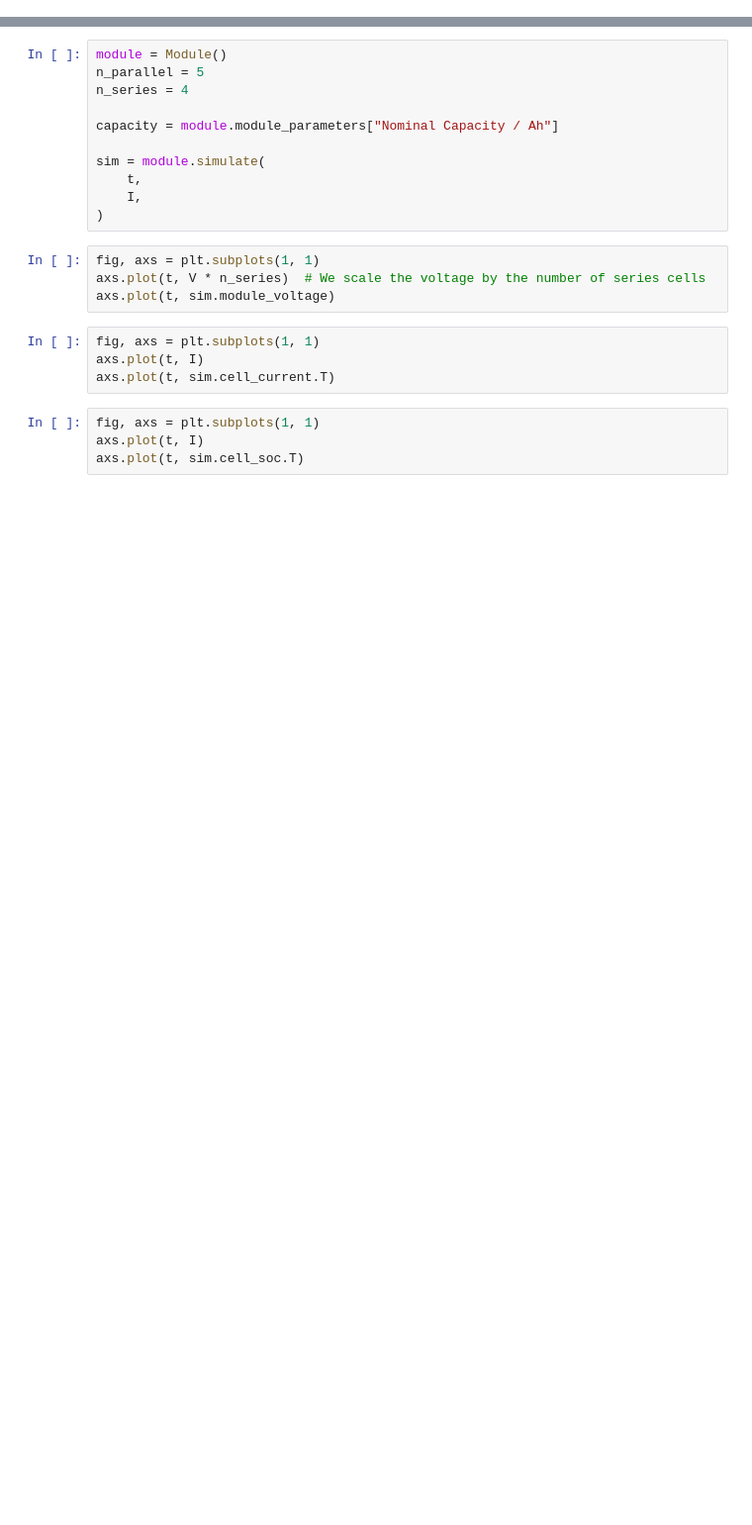
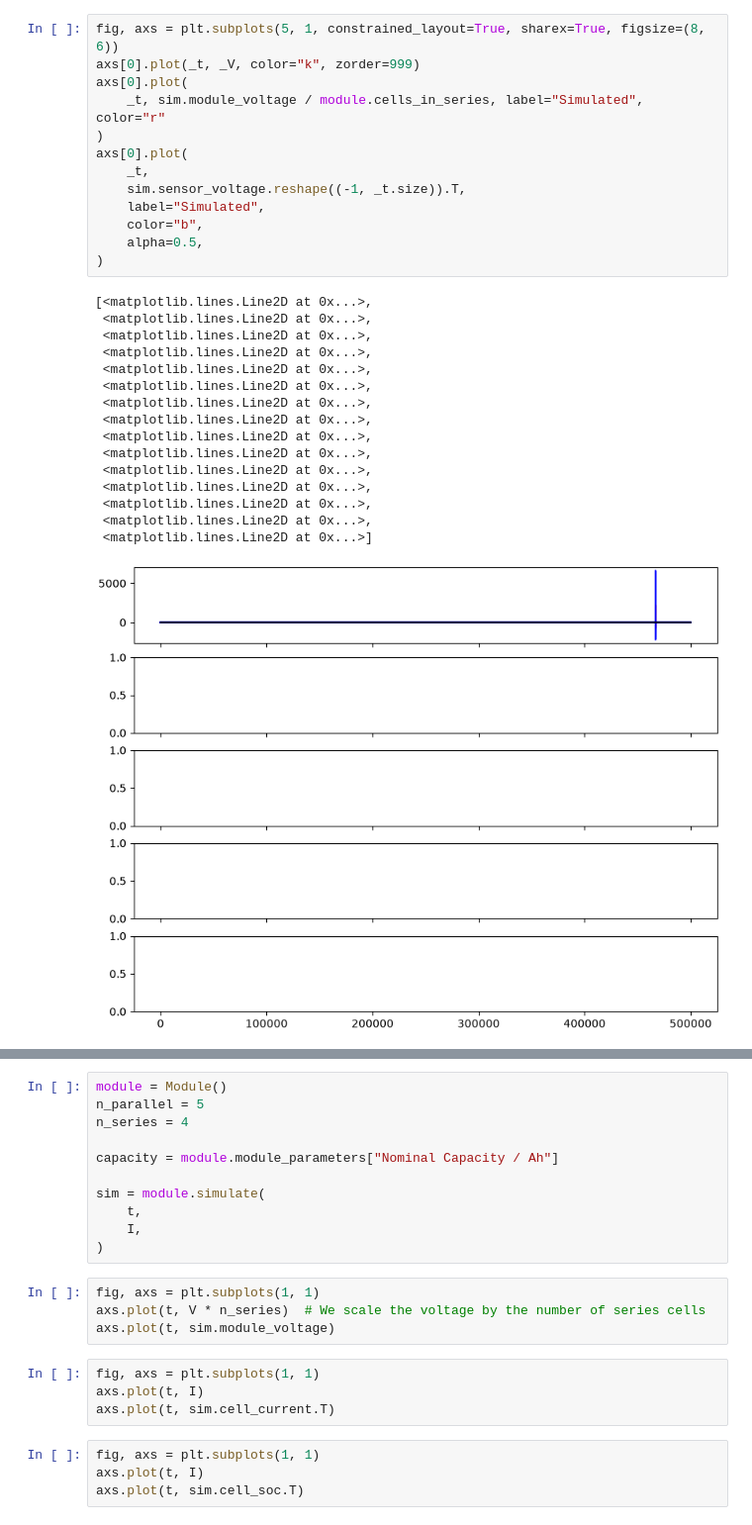
Before and after one commit to DigiBatt/Task-5.4, a Jupyter notebook: upscaling.ipynb, the cells around one changed output, grey strips where cells are left out. Shown at 99% size. Drawn from its saved outputs; the diff is of its cells as text; blank space fills up the shorter version.

```diff
--- a/upscaling.ipynb
+++ b/upscaling.ipynb
@@ -12,0 +270,30 @@ V = data.select("Voltage_V").to_series().to_numpy()
+# %%
+fig, axs = plt.subplots(5, 1, constrained_layout=True, sharex=True, figsize=(8, 6))
+axs[0].plot(_t, _V, color="k", zorder=999)
+axs[0].plot(
+    _t, sim.module_voltage / module.cells_in_series, label="Simulated", color="r"
+)
+axs[0].plot(
+    _t,
+    sim.sensor_voltage.reshape((-1, _t.size)).T,
+    label="Simulated",
+    color="b",
+    alpha=0.5,
+)
+# %% [output]
+[<matplotlib.lines.Line2D at 0x...>,
+ <matplotlib.lines.Line2D at 0x...>,
+ <matplotlib.lines.Line2D at 0x...>,
+ <matplotlib.lines.Line2D at 0x...>,
+ <matplotlib.lines.Line2D at 0x...>,
+ <matplotlib.lines.Line2D at 0x...>,
+ <matplotlib.lines.Line2D at 0x...>,
+ <matplotlib.lines.Line2D at 0x...>,
+ <matplotlib.lines.Line2D at 0x...>,
+ <matplotlib.lines.Line2D at 0x...>,
+ <matplotlib.lines.Line2D at 0x...>,
+ <matplotlib.lines.Line2D at 0x...>,
+ <matplotlib.lines.Line2D at 0x...>,
+ <matplotlib.lines.Line2D at 0x...>,
+ <matplotlib.lines.Line2D at 0x...>]
+[figure, added]
```
Also changed, not shown: parts of 16 cells of this notebook, 5 other files.
